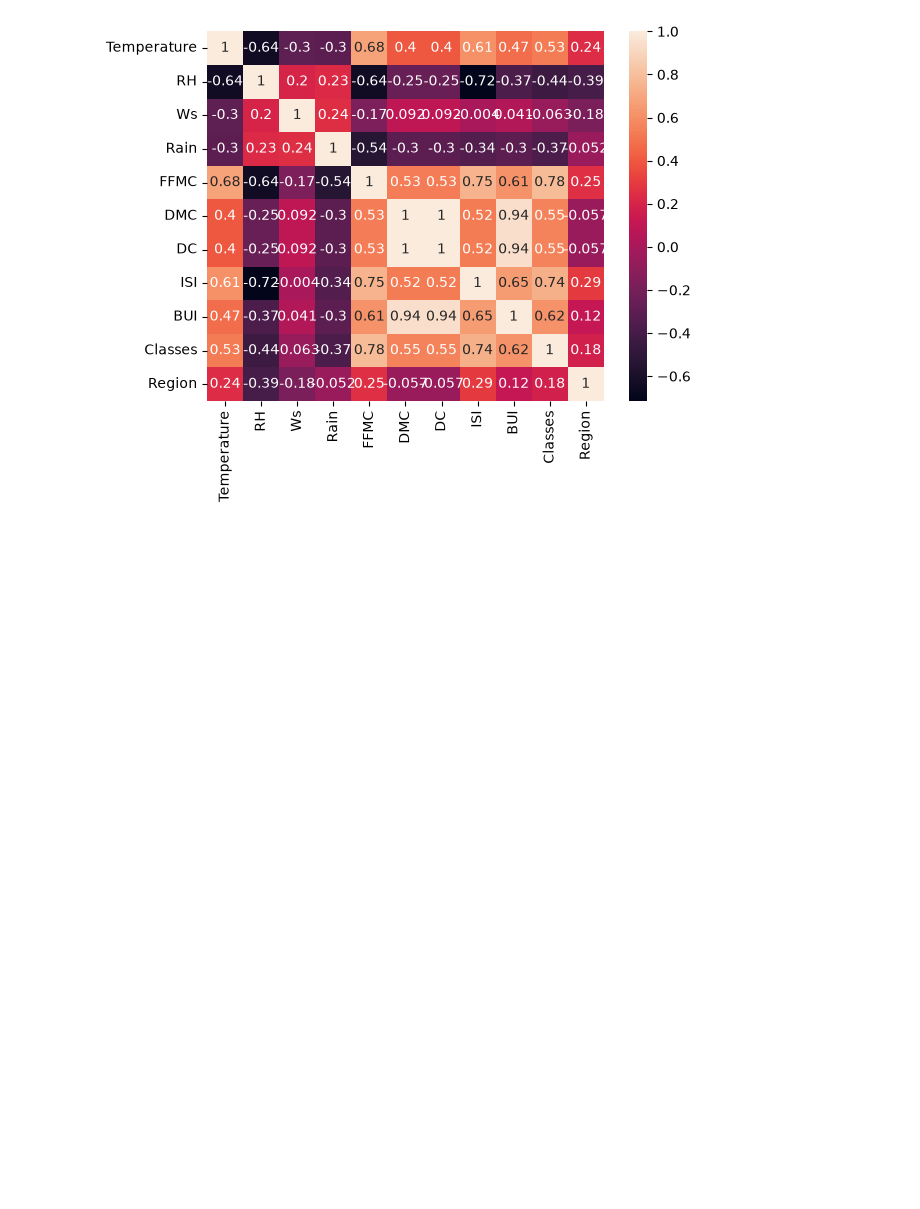
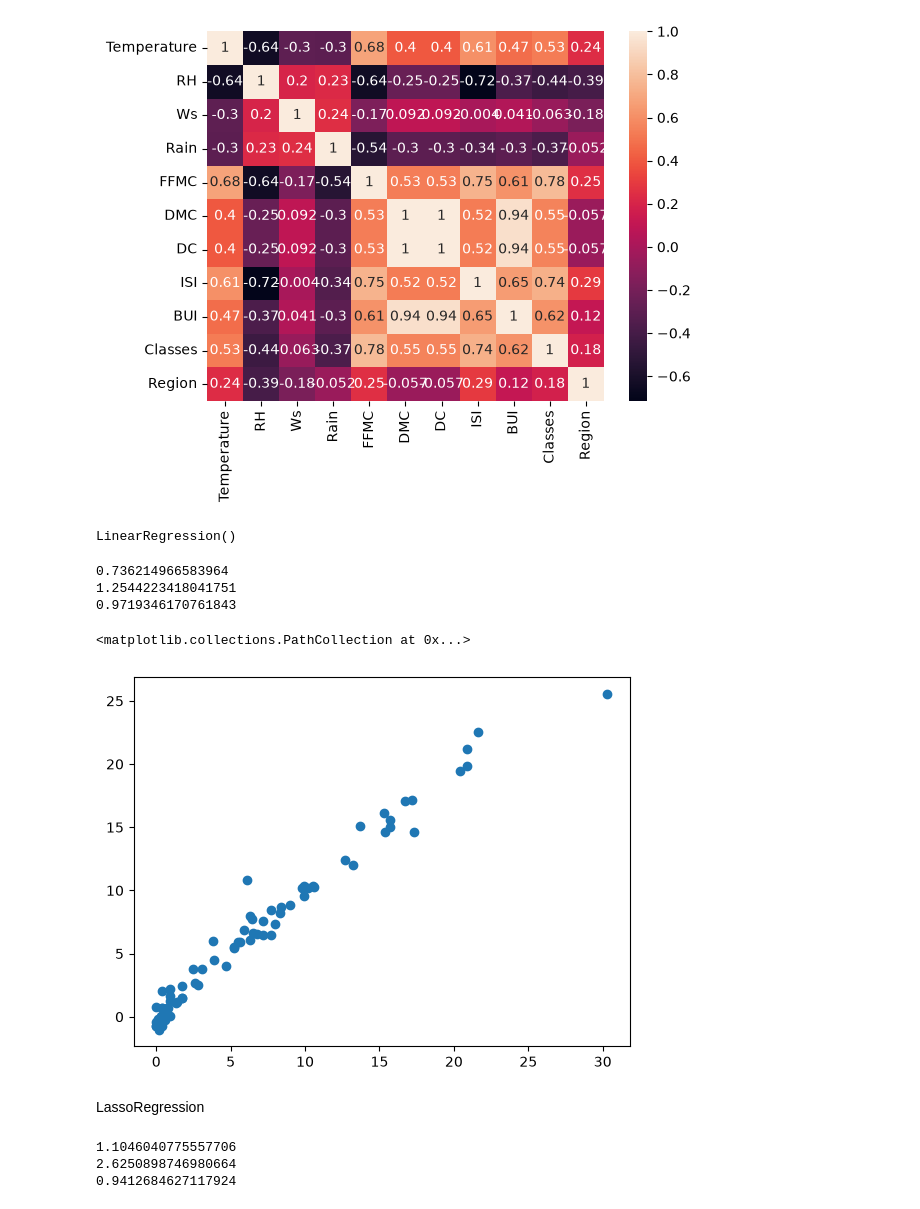
Before and after one commit to aryanchauhan0276/Machine-Learning-Practice, a Jupyter notebook: Supervised Learning/Ridge&Lasso/ModelTraning.ipynb, the cells around one changed output. Saved outputs shown, nothing was run; the diff lists cells and outputs as text; code cells hidden in the pictures; blank space fills up the shorter version.

```diff
--- a/Supervised Learning/Ridge&Lasso/ModelTraning.ipynb
+++ b/Supervised Learning/Ridge&Lasso/ModelTraning.ipynb
@@ -73,3 +74,30 @@ Scale=StandardScaler()
 # %%
 X_train=Scale.fit_transform(X_train)
 X_test=Scale.transform(X_test)
+# %%
+Regression=LR()
+# %%
+Regression.fit(X_train,Y_train)
+# %% [output]
+LinearRegression()
+# %%
+from sklearn.metrics import mean_absolute_error,mean_squared_error,r2_score
+y_pred=Regression.predict(X_test)
+# %%
+mae=mean_absolute_error(Y_test,y_pred)
+mse=mean_squared_error(Y_test,y_pred)
+score=r2_score(Y_test,y_pred)
+print(mae)
+print(mse)
+print(score)
+# %% [output]
+0.736214966583964
+1.2544223418041751
+0.9719346170761843
+# %%
+plt.scatter(Y_test,y_pred)
+# %% [output]
+<matplotlib.collections.PathCollection at 0x...>
+[figure, added]
+# %% [markdown]
+LassoRegression
@@ -75,0 +111,11 @@ X_test=Scale.transform(X_test)
+# %%
+Lmae=mean_absolute_error(Y_test,y_pred_l)
+Lmse=mean_squared_error(Y_test,y_pred_l)
+Lscore=r2_score(Y_test,y_pred_l)
+print(Lmae)
+print(Lmse)
+print(Lscore)
+# %% [output]
+1.1046040775557706
+2.6250898746980664
+0.9412684627117924
```
Also changed, not shown: parts of 36 cells of this notebook.
